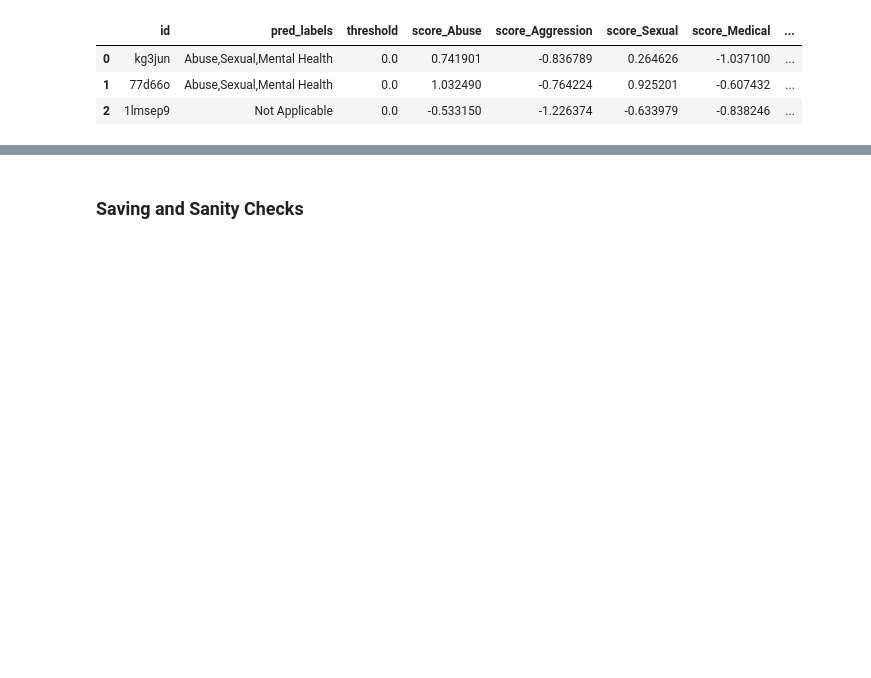
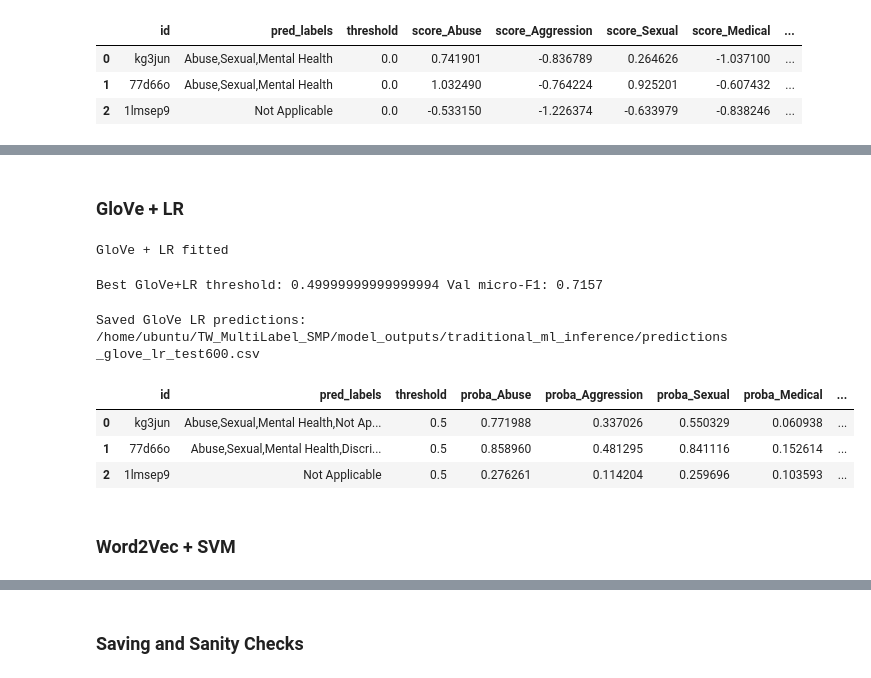
Before and after one commit to ShirleneRose/TriggerWarnings, a Jupyter notebook: jupyter-notebooks/model_evaluations.ipynb, the cells around one changed output, grey strips where cells are left out. Saved outputs shown, nothing was run; the diff lists cells and outputs as text; code cells hidden in the pictures; blank space fills up the shorter version.

```diff
--- a/jupyter-notebooks/model_evaluations.ipynb
+++ b/jupyter-notebooks/model_evaluations.ipynb
@@ -232,0 +338,2 @@ Saved SVM predictions: /home/ubuntu/TW_MultiLabel_SMP/model_outputs/traditional_
+# %% [markdown]
+### GloVe + LR
@@ -232,0 +354,63 @@ Saved SVM predictions: /home/ubuntu/TW_MultiLabel_SMP/model_outputs/traditional_
+# %%
+glove_lr_pipe.fit(X_tr, Y_tr)
+print("GloVe + LR fitted")
+# %% [output]
+GloVe + LR fitted
+# %%
+import numpy as np
+from sklearn.metrics import f1_score
+
+val_proba = glove_lr_pipe.predict_proba(X_val)
+
+thresholds = np.arange(0.20, 0.81, 0.05)
+best_thr_glove, best_micro = None, -1
+
+for thr in thresholds:
+    Yv_pred = (val_proba >= thr).astype(int)
+    micro = f1_score(Y_val, Yv_pred, average="micro", zero_division=0)
+    if micro > best_micro:
+        best_micro = micro
+        best_thr_glove = thr
+
+print("Best GloVe+LR threshold:", best_thr_glove, "Val micro-F1:", round(best_micro, 4))
+# %% [output]
+Best GloVe+LR threshold: 0.49999999999999994 Val micro-F1: 0.7157
+# %%
+import pandas as pd
+
+# Predict probabilities
+test_proba_glove = glove_lr_pipe.predict_proba(X_test)
+
+# Apply best threshold (from validation sweep)
+Y_pred_glove = (test_proba_glove >= best_thr_glove).astype(int)
+
+# Decode multi-labels
+pred_labels_glove = mlb.inverse_transform(Y_pred_glove)
+
+# Base prediction DF
+pred_glove_df = pd.DataFrame({
+    ID_COL: test_df[ID_COL].values,
+    "pred_labels": [",".join(labels) if labels else "" for labels in pred_labels_glove],
+    "threshold": best_thr_glove
+})
+
+# Probability columns
+proba_cols = [f"proba_{lab}" for lab in mlb.classes_]
+pred_glove_proba = pd.DataFrame(test_proba_glove, columns=proba_cols)
+
+# Final output
+pred_glove_out = pd.concat([pred_glove_df, pred_glove_proba], axis=1)
+
+GLOVE_PATH = OUT_DIR / "predictions_glove_lr_test600.csv"
+pred_glove_out.to_csv(GLOVE_PATH, index=False)
+
+print("Saved GloVe LR predictions:", GLOVE_PATH.resolve())
+display(pred_glove_out.head(3))
+# %% [output]
+Saved GloVe LR predictions: /home/ubuntu/TW_MultiLabel_SMP/model_outputs/traditional_ml_inference/predictions_glove_lr_test600.csv
+|  | id | pred_labels | threshold | proba_Abuse | proba_Aggression | proba_Sexual | proba_Medical | ... |
+| 0 | kg3jun | Abuse,Sexual,Mental Health,Not Ap... | 0.5 | 0.771988 | 0.337026 | 0.550329 | 0.060938 | ... |
+| 1 | 77d66o | Abuse,Sexual,Mental Health,Discri... | 0.5 | 0.858960 | 0.481295 | 0.841116 | 0.152614 | ... |
+| 2 | 1lmsep9 | Not Applicable | 0.5 | 0.276261 | 0.114204 | 0.259696 | 0.103593 | ... |
+# %% [markdown]
+### Word2Vec + SVM
```
Also changed, not shown: parts of 24 cells of this notebook, 4 other files.
